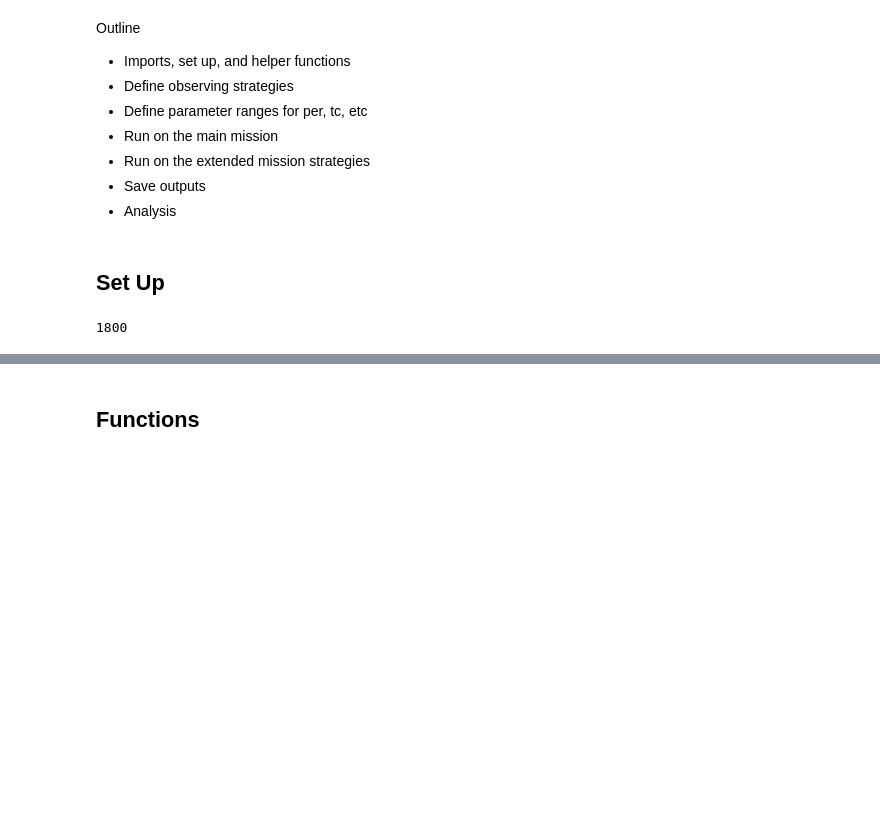
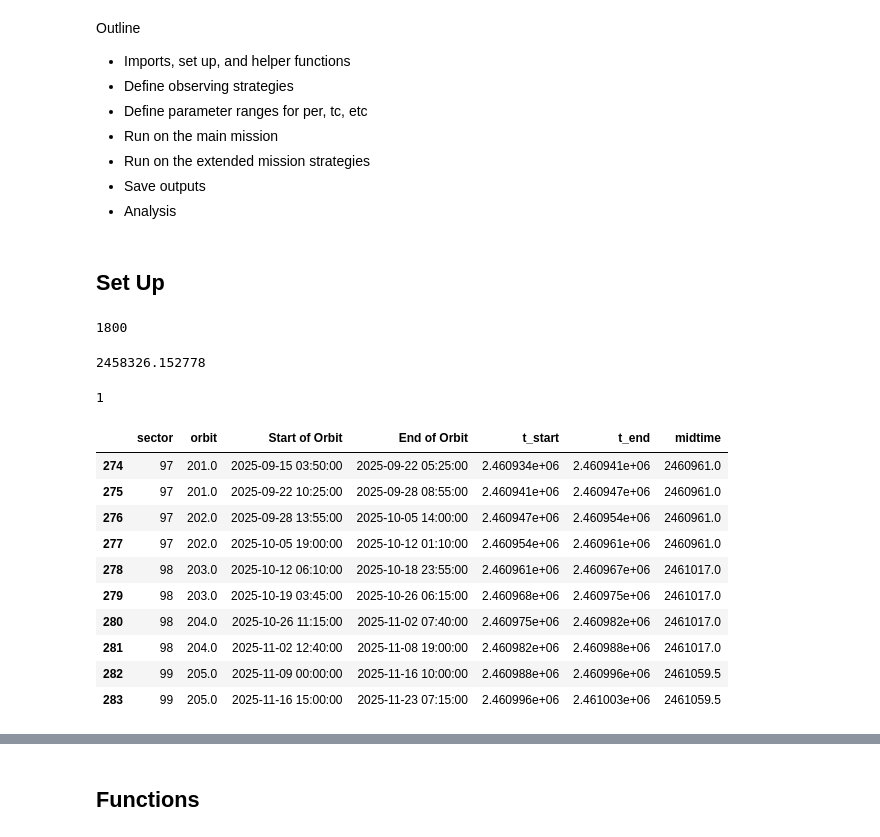
Before and after one commit to rae-holcomb/tess_scheduling, a Jupyter notebook: sandbox2.ipynb, the cells around one changed output, grey strips where cells are left out. Cells and saved outputs as stored; diff of their text form; code cells hidden in the pictures; blank space fills up the shorter version.

```diff
--- a/sandbox2.ipynb
+++ b/sandbox2.ipynb
@@ -60,3 +61,48 @@ missionStop = midtimes[-1] + 13.5
 # arrays that have the start and stop times of each sector
 start_times = midtimes - 13.5
 stop_times = midtimes + 13.5
+# %%
+missionStart
+# %% [output]
+2458326.152778
+# %%
+orbit_times.iloc[0].Sector
+# %% [output]
+1
+# %%
+# additional scheduling info from new data tables
+# orbit_times = pd.read_csv('Table_of_momentum_dumps.csv', skiprows=[0,1,2,3,5,6])#header=4)
+orbit_times = pd.read_csv('TESS_orbit_times.csv')[:-1]
+
+# t = orbit_times.iloc[0]['Start of Orbit']
+# print(Time(t).jd)
+# print(missionStart)
+# print(max(orbit_times.Sector.values))
+
+# reformat
+orbit_times.rename(columns={'Sector':'sector', 'Orbit':'orbit'}, inplace=True)
+orbit_times['sector'] = orbit_times['sector'].astype(int)
+
+# convert the start and stop times to JD
+orbit_times['t_start'] = [Time(orbit_times['Start of Orbit'].values[i]).jd for i in range(len(orbit_times))]
+orbit_times['t_end'] = [Time(orbit_times['End of Orbit'].values[i]).jd for i in range(len(orbit_times))]
+
+# add in the midtransit times for all sectors
+orbit_times['midtime'] = 0.
+for index, row in orbit_times.iterrows():
+    sec = row.sector
+    orbit_times.at[index, 'midtime'] = midtimes[sec-1]
+
+orbit_times[-10:]
+# %% [output]
+|  | sector | orbit | Start of Orbit | End of Orbit | t_start | t_end | midtime |
+| 274 | 97 | 201.0 | 2025-09-15 03:50:00 | 2025-09-22 05:25:00 | 2.460934e+06 | 2.460941e+06 | 2460961.0 |
+| 275 | 97 | 201.0 | 2025-09-22 10:25:00 | 2025-09-28 08:55:00 | 2.460941e+06 | 2.460947e+06 | 2460961.0 |
+| 276 | 97 | 202.0 | 2025-09-28 13:55:00 | 2025-10-05 14:00:00 | 2.460947e+06 | 2.460954e+06 | 2460961.0 |
+| 277 | 97 | 202.0 | 2025-10-05 19:00:00 | 2025-10-12 01:10:00 | 2.460954e+06 | 2.460961e+06 | 2460961.0 |
+| 278 | 98 | 203.0 | 2025-10-12 06:10:00 | 2025-10-18 23:55:00 | 2.460961e+06 | 2.460967e+06 | 2461017.0 |
+| 279 | 98 | 203.0 | 2025-10-19 03:45:00 | 2025-10-26 06:15:00 | 2.460968e+06 | 2.460975e+06 | 2461017.0 |
+| 280 | 98 | 204.0 | 2025-10-26 11:15:00 | 2025-11-02 07:40:00 | 2.460975e+06 | 2.460982e+06 | 2461017.0 |
+| 281 | 98 | 204.0 | 2025-11-02 12:40:00 | 2025-11-08 19:00:00 | 2.460982e+06 | 2.460988e+06 | 2461017.0 |
+| 282 | 99 | 205.0 | 2025-11-09 00:00:00 | 2025-11-16 10:00:00 | 2.460988e+06 | 2.460996e+06 | 2461059.5 |
+| 283 | 99 | 205.0 | 2025-11-16 15:00:00 | 2025-11-23 07:15:00 | 2.460996e+06 | 2.461003e+06 | 2461059.5 |
```
Also changed, not shown: parts of 17 cells of this notebook, 3 other files.
